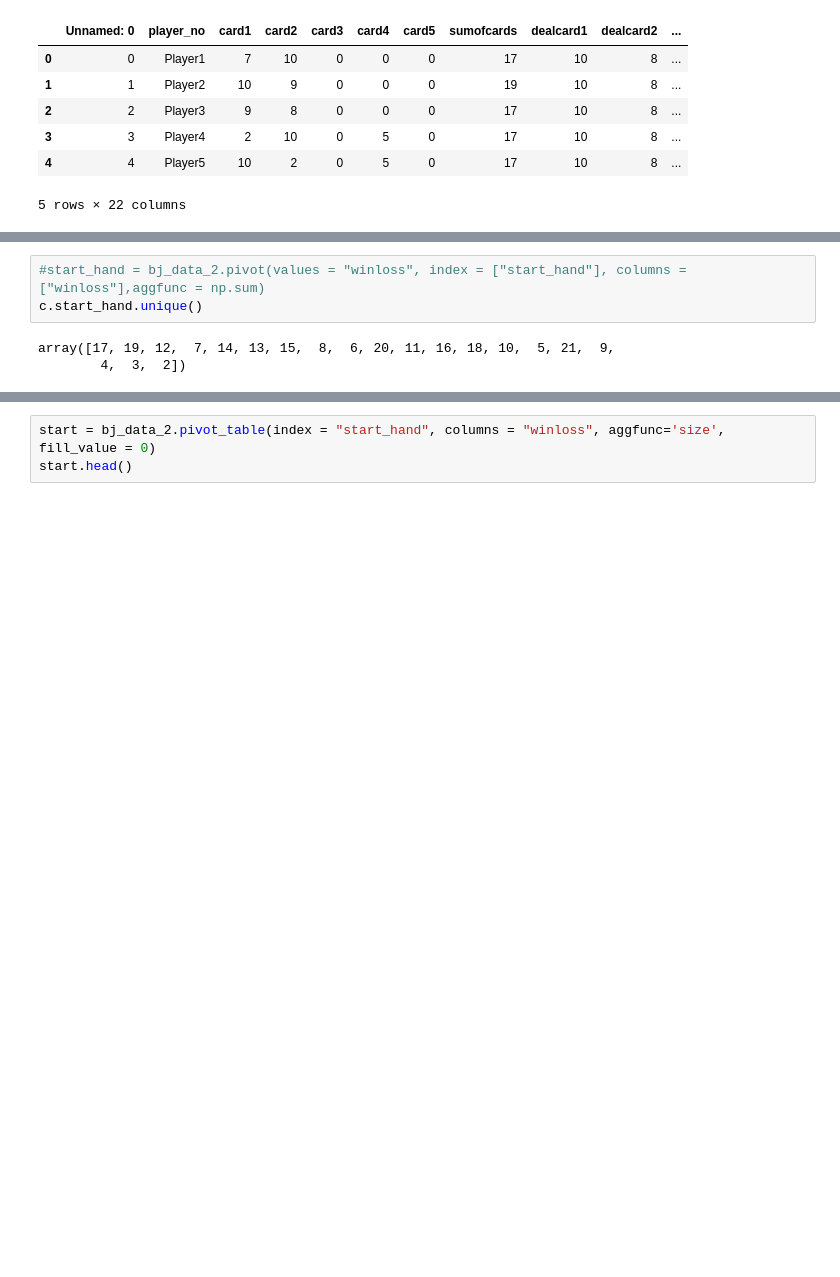
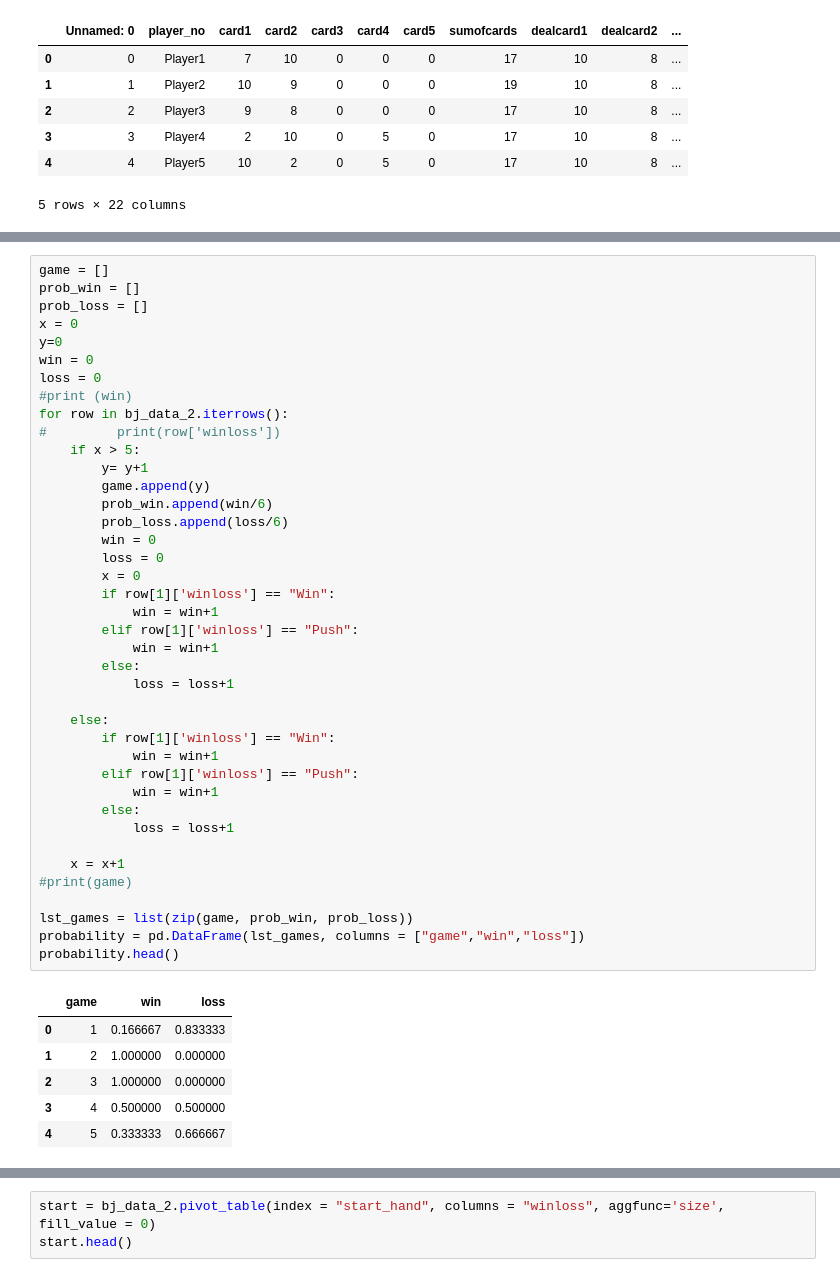
Before and after one commit to anirahul/Team_Carolina, a Jupyter notebook: code/main.ipynb, the cells around one changed output, grey strips where cells are left out. Cells and saved outputs as stored; diff of their text form; blank space fills up the shorter version.

```diff
--- a/code/main.ipynb
+++ b/code/main.ipynb
@@ -57,9 +48,50 @@ bj_data_2.head()
 | 2 | 17 | Loss |
 | 3 | 12 | Loss |
 | 4 | 12 | Loss |
-# %%
-#start_hand = bj_data_2.pivot(values = "winloss", index = ["start_hand"], columns = ["winloss"],aggfunc = np.sum)
-c.start_hand.unique()
-# %% [output]
-array([17, 19, 12,  7, 14, 13, 15,  8,  6, 20, 11, 16, 18, 10,  5, 21,  9,
-        4,  3,  2])
+# %%
+game = []
+prob_win = []
+prob_loss = []
+x = 0
+y=0
+win = 0
+loss = 0
+#print (win)
+for row in bj_data_2.iterrows():
+#         print(row['winloss'])
+    if x > 5:
+        y= y+1
+        game.append(y)
+        prob_win.append(win/6)
+        prob_loss.append(loss/6)
+        win = 0
+        loss = 0
+        x = 0
+        if row[1]['winloss'] == "Win":
+            win = win+1
+        elif row[1]['winloss'] == "Push":
+            win = win+1
+        else:
+            loss = loss+1
+
+    else:
+        if row[1]['winloss'] == "Win":
+            win = win+1
+        elif row[1]['winloss'] == "Push":
+            win = win+1
+        else:
+            loss = loss+1
+
+    x = x+1
+#print(game)
+
+lst_games = list(zip(game, prob_win, prob_loss))
+probability = pd.DataFrame(lst_games, columns = ["game","win","loss"])
+probability.head()
+# %% [output]
+|  | game | win | loss |
+| 0 | 1 | 0.166667 | 0.833333 |
+| 1 | 2 | 1.000000 | 0.000000 |
+| 2 | 3 | 1.000000 | 0.000000 |
+| 3 | 4 | 0.500000 | 0.500000 |
+| 4 | 5 | 0.333333 | 0.666667 |
```
Also changed, not shown: parts of 6 cells of this notebook.
